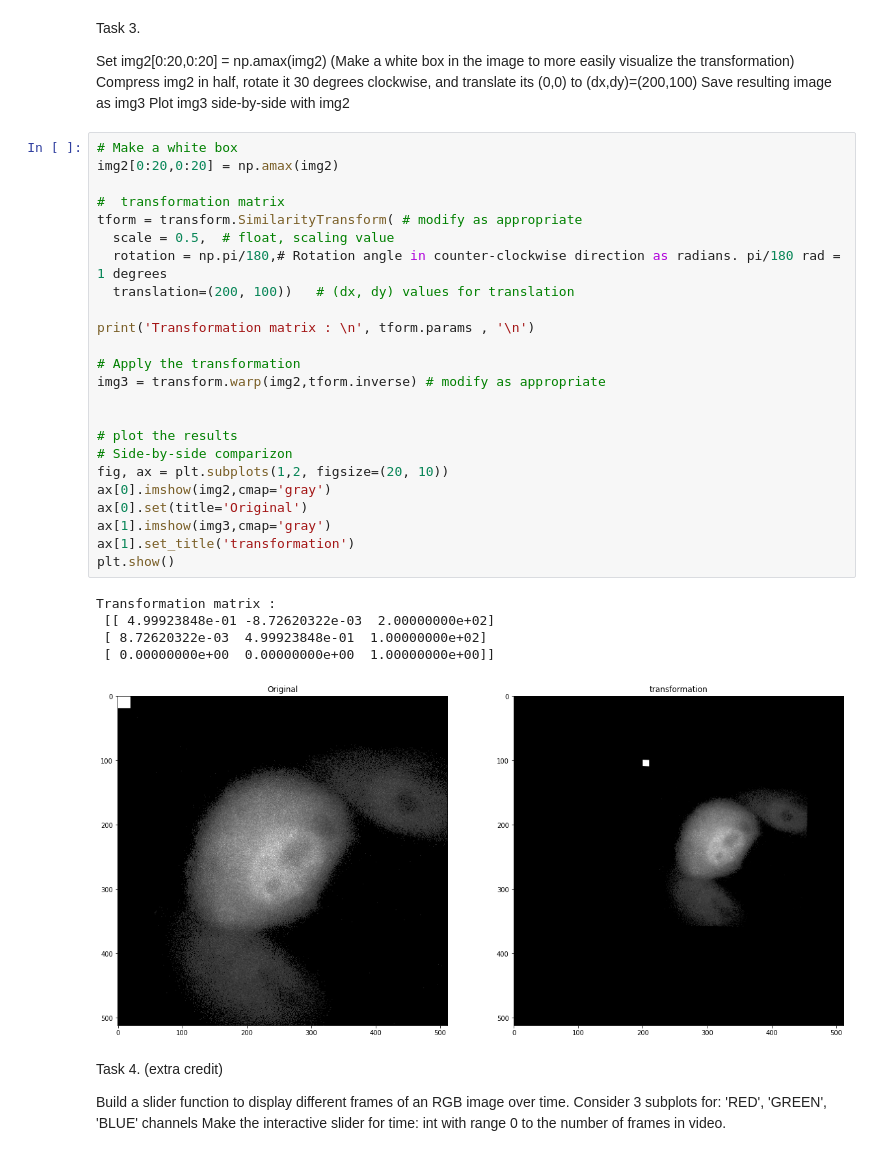
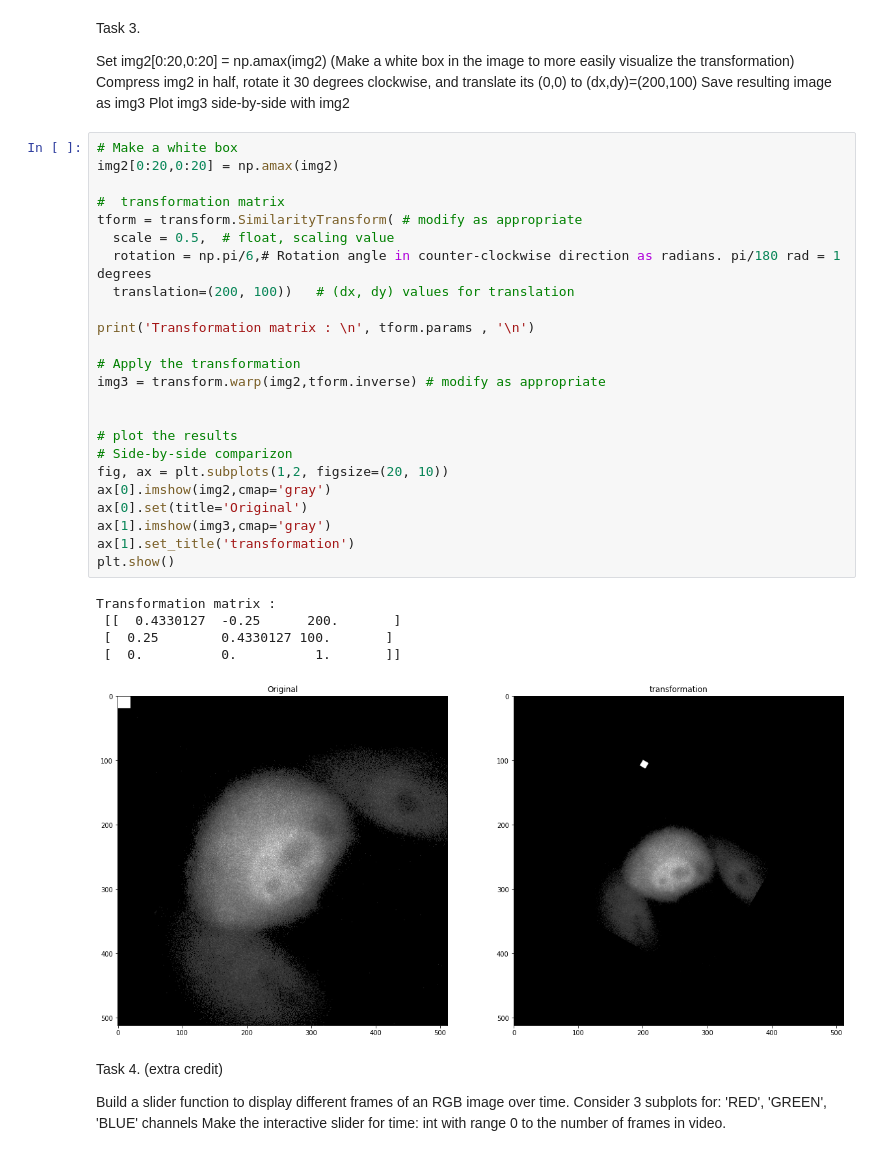
Before and after one commit to VU-CSP/improc_assignment2-Etinosa-Iyayi, a Jupyter notebook: Digital_Image_Analysis_2_assignment.ipynb, the cells around one changed output. Saved outputs shown, nothing was run; the diff lists cells and outputs as text.

```diff
--- a/Digital_Image_Analysis_2_assignment.ipynb
+++ b/Digital_Image_Analysis_2_assignment.ipynb
@@ -66,33 +66,33 @@ Plot img3 side-by-side with img2
 # %%
 # Make a white box
 img2[0:20,0:20] = np.amax(img2)
 
 #  transformation matrix
 tform = transform.SimilarityTransform( # modify as appropriate
   scale = 0.5,  # float, scaling value
-  rotation = np.pi/180,# Rotation angle in counter-clockwise direction as radians. pi/180 rad = 1 degrees
+  rotation = np.pi/6,# Rotation angle in counter-clockwise direction as radians. pi/180 rad = 1 degrees
   translation=(200, 100))   # (dx, dy) values for translation
 
 print('Transformation matrix : \n', tform.params , '\n')
 
 # Apply the transformation
 img3 = transform.warp(img2,tform.inverse) # modify as appropriate
 
 
 # plot the results
 # Side-by-side comparizon
 fig, ax = plt.subplots(1,2, figsize=(20, 10))
 ax[0].imshow(img2,cmap='gray')
 ax[0].set(title='Original')
 ax[1].imshow(img3,cmap='gray')
 ax[1].set_title('transformation')
 plt.show()
 # %% [output]
 Transformation matrix :
- [[ 4.99923848e-01 -8.72620322e-03  2.00000000e+02]
- [ 8.72620322e-03  4.99923848e-01  1.00000000e+02]
- [ 0.00000000e+00  0.00000000e+00  1.00000000e+00]]
+ [[  0.4330127  -0.25      200.       ]
+ [  0.25        0.4330127 100.       ]
+ [  0.          0.          1.       ]]
-[figure, old version]
+[figure, new version]
 # %% [markdown]
 Task 4. (extra credit)
 
```
